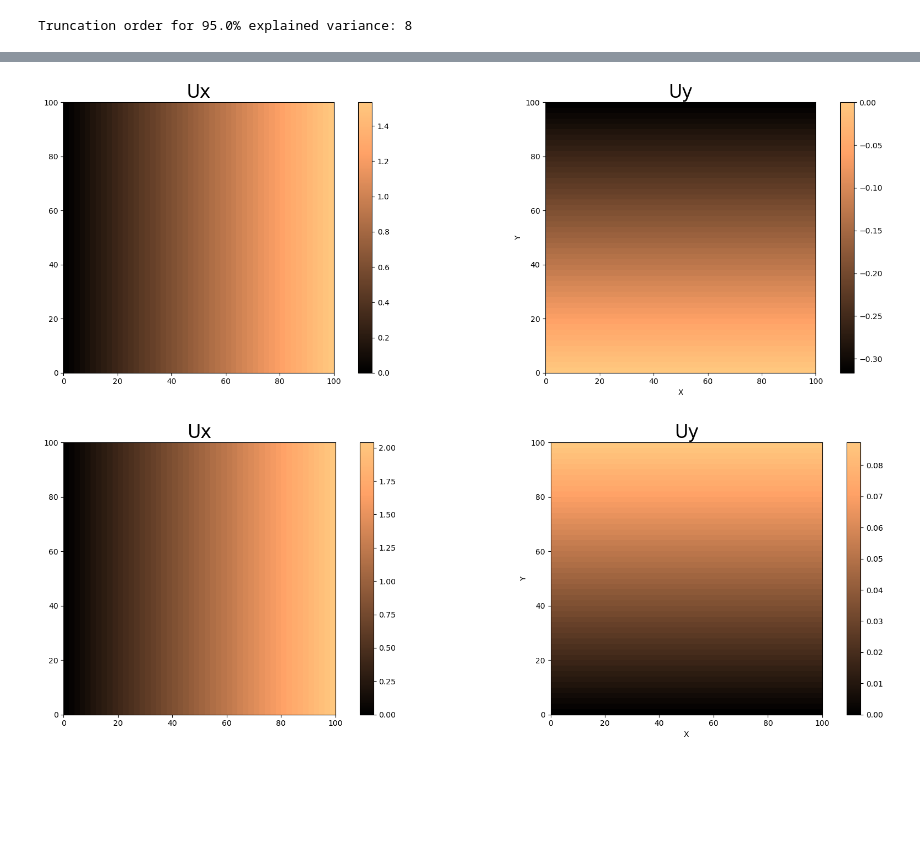
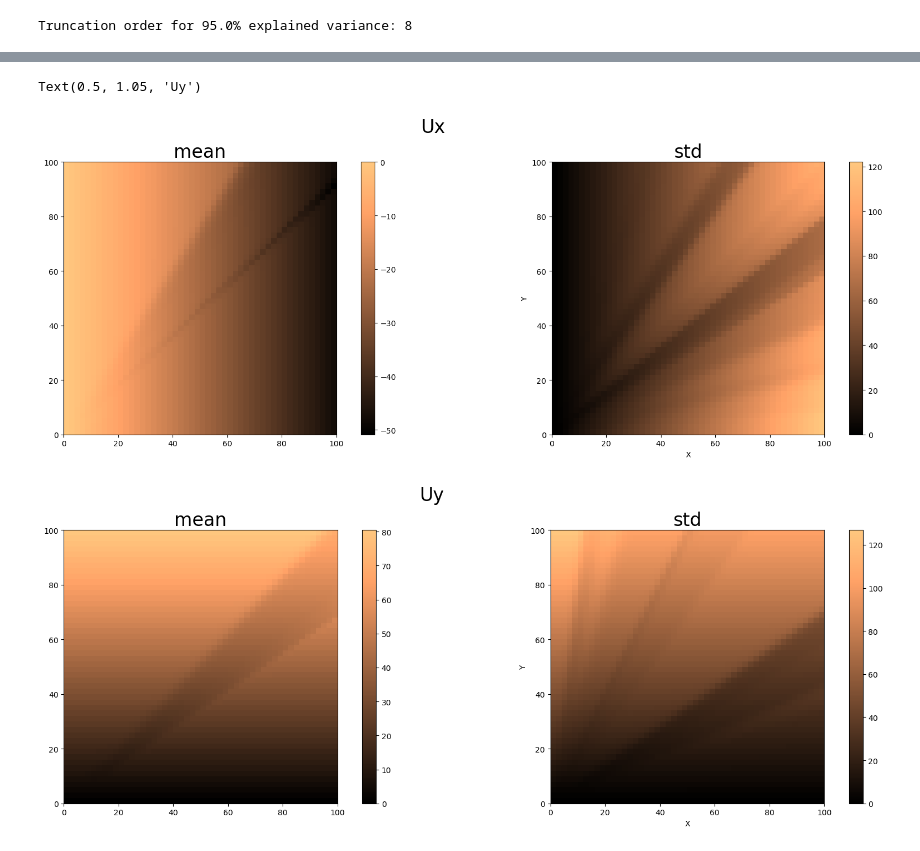
Before and after one commit to bonneted/pinn-cm, a Jupyter notebook: UQ/thin_plate.ipynb, the cells around one changed output, grey strips where cells are left out. Drawn from its saved outputs; the diff is of its cells as text; code cells hidden in the pictures; blank space fills up the shorter version.

```diff
--- a/UQ/thin_plate.ipynb
+++ b/UQ/thin_plate.ipynb
@@ -273,7 +273,8 @@ def PDE_loss(X, E, C_data,Lmax=100):
     return torch.mean(Mx**2 + My**2)
 
 
-def Enfore_BC(x,Ux,Uy):
+def Enforce_BC(x,Ux,Uy):
+
     Ux = Ux*x[:,0]
     Uy = Uy*x[:,1]
     return Ux,Uy
@@ -461,7 +479,7 @@ def train(Ux_mean, Ux_coeffs, Uy_mean, Uy_coeffs, xi, C_data, batch_size=100, ep
 # %%
 Lmax = 100
 N = 729  # Grid size
-Nsim = 500  # Number of simulations
+Nsim = 1  # Number of simulations
 truncation_order = 8
 
 # Create 2D grid
@@ -470,6 +488,8 @@ y = np.linspace(0, Lmax, int(np.sqrt(N)))
 X, Y = np.meshgrid(x_pde, y)
 grid = np.column_stack((X.ravel(), Y.ravel()))
 
+C11param = [ 1.55, 0, 50, 50]   # = [ mu, sigma , bx, by]
+C33param = [ 0.316, 0, 50, 50]
 
 eig_values_C11, eig_vectors_C11 = KL_expansion(grid, correlation_function, C11param, truncation_order)
 eig_values_C33, eig_vectors_C33 = KL_expansion(grid, correlation_function, C33param, truncation_order)
@@ -515,10 +517,10 @@ For more details see
 # Training
 batch_size = 1
 learning_rate = 5e-4
-lambda_reg = 5e-4
-epochs = 100
+lambda_reg = 5e-10
+epochs = 1000
 
 C_data = [C11, torch.tensor(dC11_dx).float().to(device), torch.tensor(dC11_dy).float().to(device), C33, torch.tensor(dC33_dx).float().to(device), torch.tensor(dC33_dy).float().to(device)]
 
-train(Ux_mean, Ux_coeffs, Uy_mean, Uy_coeffs, xi, C_data, batch_size=batch_size, epochs=epochs, lr=learning_rate, lambda_reg=lambda_reg, N = 27,sampling = 'Grid')
+train(Ux_mean, Ux_coeffs, Uy_mean, Uy_coeffs, xi, C_data, batch_size=batch_size, epochs=epochs, lr=learning_rate, lambda_reg=lambda_reg, N = 27,sampling = 'Grid',opt="Adam")
 # %% [output]
@@ -535,41 +571,51 @@ points = np.column_stack((X_plot.ravel(), Y_plot.ravel()))
 points_tensor = torch.tensor(points).float().to(device)
 
 
 with torch.no_grad():
     Ux_mean_plot = Ux_mean(points_tensor).flatten()
-    Ux_std_plot = torch.sqrt(torch.sum(Ux_coeffs(points_tensor)**2, dim=1))
+    Uy_mean_plot = Uy_mean(points_tensor).flatten()
+    Ux_coeffs_plot = Ux_coeffs(points_tensor).T
+    Uy_coeffs_plot = Uy_coeffs(points_tensor).T
 
-    Uy_mean_plot = Uy_mean(points_tensor).flatten()
-Ux_mean_plot, Uy_mean_plot = Enfore_BC(points_tensor,Ux_mean_plot,Uy_mean_plot)
+Ux_mean_plot, Uy_mean_plot = Enforce_BC(points_tensor,Ux_mean_plot,Uy_mean_plot)
+Ux_coeffs_plot, Uy_coeffs_plot = Enforce_BC(points_tensor,Ux_coeffs_plot,Uy_coeffs_plot)
+Ux_std_plot = torch.sqrt(torch.sum(Ux_coeffs_plot**2, dim=0))
+Uy_std_plot = torch.sqrt(torch.sum(Uy_coeffs_plot**2, dim=0))
+
 Ux_mean_plot = Ux_mean_plot.reshape(N, N).cpu().numpy()
 Uy_mean_plot = Uy_mean_plot.reshape(N, N).cpu().numpy()
-
+Ux_std_plot = Ux_std_plot.reshape(N, N).cpu().numpy()
+Uy_std_plot = Uy_std_plot.reshape(N, N).cpu().numpy()
 # Reshape the predicted displacement to match the grid shape
 
 with torch.no_grad():
-    Ux_pred, Uy_pred = U_nn(points_tensor, xi[1], Ux_mean, Ux_coeffs, Uy_mean, Uy_coeffs, Enfore_BC)
+    Ux_pred, Uy_pred = U_nn(points_tensor, xi[0], Ux_mean, Ux_coeffs, Uy_mean, Uy_coeffs, Enforce_BC)
 Ux_pred = Ux_pred.reshape(N, N).cpu().numpy()
 Uy_pred = Uy_pred.reshape(N, N).cpu().numpy()
 
 def plot_field(Ax,Ay):
     # Plot the heatmap of the predicted displacement
     fig, ax = plt.subplots(1, 2, figsize=(18, 6))
     im1 = ax[0].imshow(Ax, extent=[0, Lmax, 0, Lmax], origin='lower', cmap='copper')
     plt.colorbar(im1,ax=ax[0])
     plt.xlabel('X')
     plt.ylabel('Y')
-    ax[0].set_title('Ux',fontsize=24)
+    ax[0].set_title('mean',fontsize=24)
 
     im2 = ax[1].imshow(Ay, extent=[0, Lmax, 0, Lmax], origin='lower', cmap='copper')
     plt.colorbar(im2,ax=ax[1])
     plt.xlabel('X')
     plt.ylabel('Y')
-    ax[1].set_title('Uy',fontsize=24)
+    ax[1].set_title('std',fontsize=24)
     plt.tight_layout()
     return fig,ax
 
-fig,ax = plot_field(Ux_pred,Uy_pred)
-fig,ax = plot_field(Ux_mean_plot,Uy_mean_plot)
+fig,ax = plot_field(Ux_mean_plot,Ux_std_plot)
+fig.suptitle('Ux', fontsize=24, y=1.05)
+
+fig,ax = plot_field(Uy_mean_plot,Uy_std_plot)
+fig.suptitle('Uy', fontsize=24, y=1.05)
 # %% [output]
+Text(0.5, 1.05, 'Uy')
-[figure, old version]
+[figure, new version]
-[figure, old version]
+[figure, new version]
```
Also changed, not shown: parts of 9 cells of this notebook.
